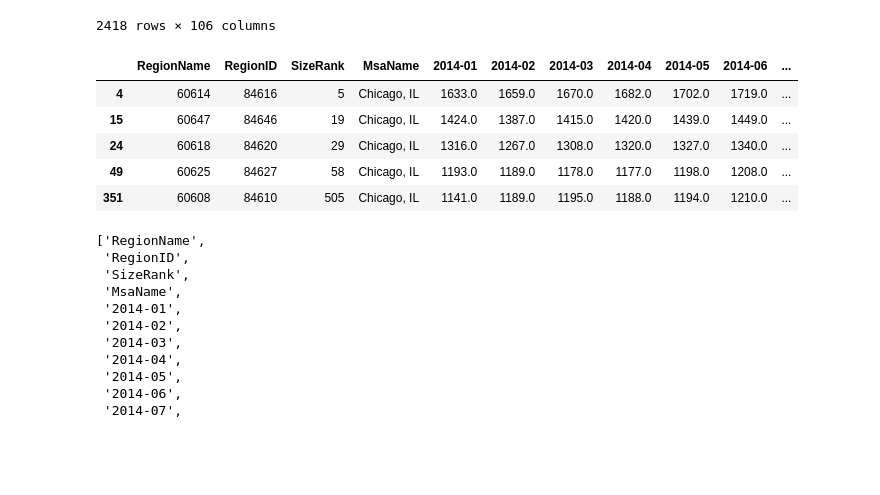
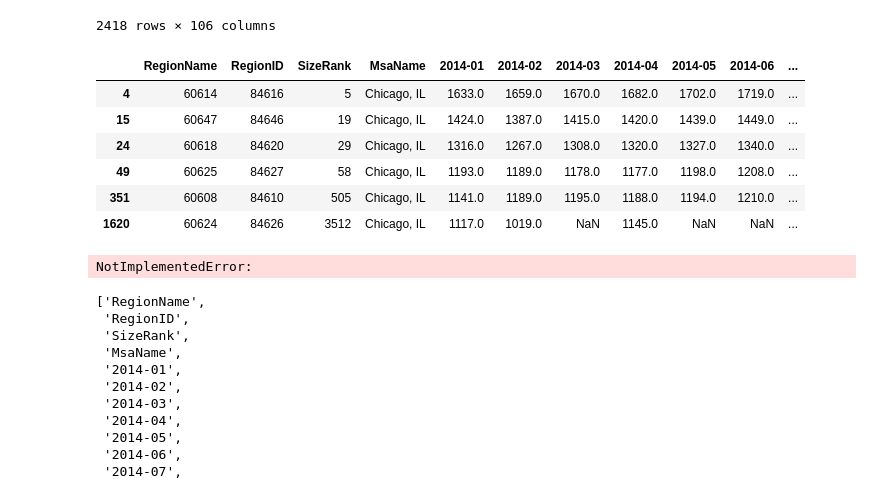
Before and after one commit to ASwigart/Project-1-EDA-Git-Collab, a Jupyter notebook: Chicago Rents over Time -Zori.ipynb, the cells around one changed output. Drawn from its saved outputs; the diff is of its cells as text; code cells hidden in the pictures; blank space fills up the shorter version.

```diff
--- a/Chicago Rents over Time -Zori.ipynb
+++ b/Chicago Rents over Time -Zori.ipynb
@@ -46,14 +46,20 @@ zori_df
 # %%
 chiframe=(zori_df.loc[zori_df["RegionName"].isin([60618,60647,60625,60608,60624,60614])])
 
-chiframe.head()
+chiframe
 # %% [output]
 |  | RegionName | RegionID | SizeRank | MsaName | 2014-01 | 2014-02 | 2014-03 | 2014-04 | 2014-05 | 2014-06 | ... |
 | 4 | 60614 | 84616 | 5 | Chicago, IL | 1633.0 | 1659.0 | 1670.0 | 1682.0 | 1702.0 | 1719.0 | ... |
 | 15 | 60647 | 84646 | 19 | Chicago, IL | 1424.0 | 1387.0 | 1415.0 | 1420.0 | 1439.0 | 1449.0 | ... |
 | 24 | 60618 | 84620 | 29 | Chicago, IL | 1316.0 | 1267.0 | 1308.0 | 1320.0 | 1327.0 | 1340.0 | ... |
 | 49 | 60625 | 84627 | 58 | Chicago, IL | 1193.0 | 1189.0 | 1178.0 | 1177.0 | 1198.0 | 1208.0 | ... |
 | 351 | 60608 | 84610 | 505 | Chicago, IL | 1141.0 | 1189.0 | 1195.0 | 1188.0 | 1194.0 | 1210.0 | ... |
+| 1620 | 60624 | 84626 | 3512 | Chicago, IL | 1117.0 | 1019.0 | NaN | 1145.0 | NaN | NaN | ... |
+# %%
+chiframe.fillna(value=None, method="bfill", axis=1, inplace=False)
+chiframe
+# %% [output]
+NotImplementedError:
 # %%
 list(zori_df.columns)
 # %% [output]
```
Also changed, not shown: parts of 15 cells of this notebook, 4 other files.
